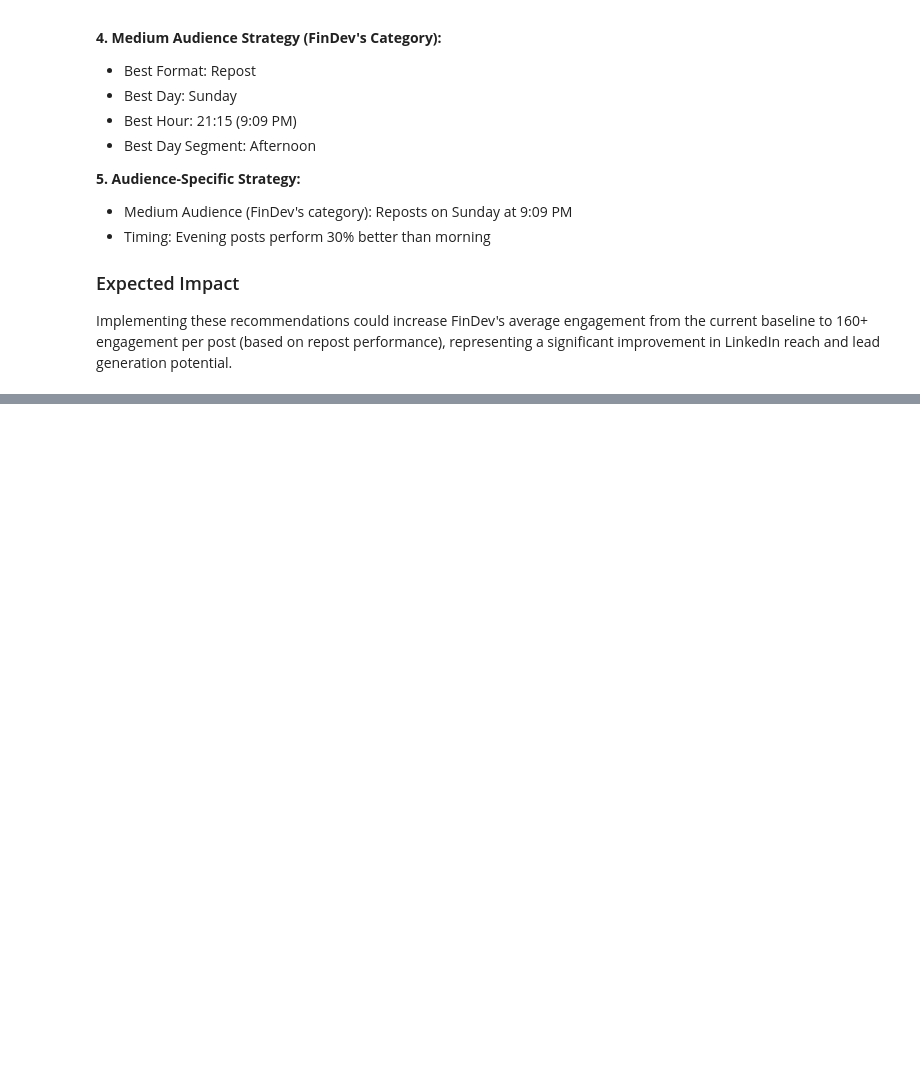
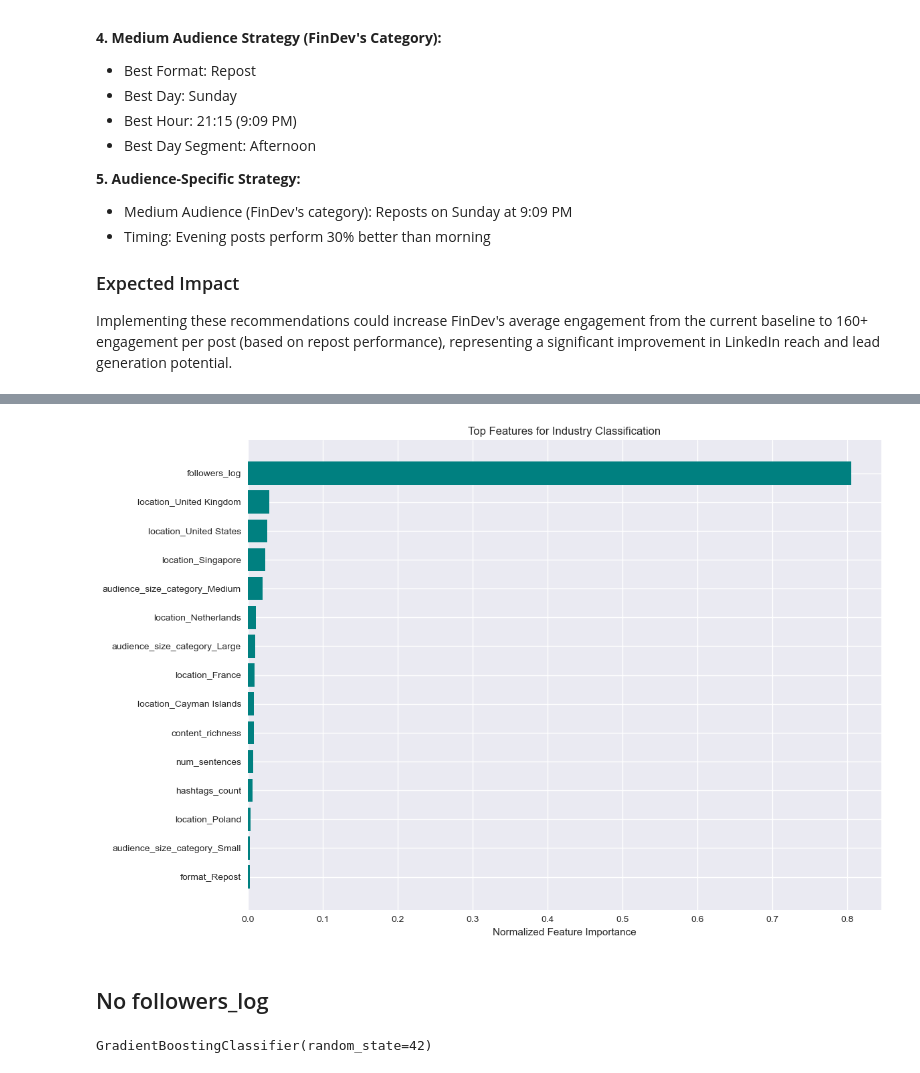
Before and after one commit to PaulWCZ/DataProject, a Jupyter notebook: Linkedin_Final_Project.ipynb, the cells around one changed output, grey strips where cells are left out. Saved outputs shown, nothing was run; the diff lists cells and outputs as text; code cells hidden in the pictures; blank space fills up the shorter version.

```diff
--- a/Linkedin_Final_Project.ipynb
+++ b/Linkedin_Final_Project.ipynb
@@ -1227,0 +1366,10 @@ Implementing these recommendations could increase FinDev's average engagement fr
+# %%
+X_train_prep = preprocessor.fit_transform(X_train)
+X_test_prep  = preprocessor.transform(X_test)
+# %%
+cat_ohe = preprocessor.named_transformers_['cat']
+cat_ohe_feature_names = cat_ohe.get_feature_names_out(categorical_features)
+feature_names = numerical_features + list(cat_ohe_feature_names)
+# %%
+gb = GradientBoostingClassifier(random_state=42)
+gb.fit(X_train_prep, y_train)
@@ -1227,0 +1401,6 @@ Implementing these recommendations could increase FinDev's average engagement fr
+# %%
+importance_df = pd.DataFrame({
+    'feature': feature_names,
+    'importance': gb.feature_importances_
+}).sort_values('importance', ascending=False).reset_index(drop=True)
+display(importance_df.head(15))
@@ -1227,0 +1424,13 @@ Implementing these recommendations could increase FinDev's average engagement fr
+# %%
+plt.figure(figsize=(12, 8))
+top_features = importance_df.head(15)
+plt.barh(top_features['feature'], top_features['importance_normalized'], color='teal')
+plt.xlabel('Normalized Feature Importance')
+plt.title('Top Features for Industry Classification')
+plt.gca().invert_yaxis()
+plt.tight_layout()
+plt.show()
+# %% [output]
+[figure, added]
+# %% [markdown]
+## No followers_log
@@ -1227,0 +1480,5 @@ Implementing these recommendations could increase FinDev's average engagement fr
+# %%
+gb = GradientBoostingClassifier(random_state=42)
+gb.fit(X_train_prep, y_train)
+# %% [output]
+GradientBoostingClassifier(random_state=42)
```
Also changed, not shown: parts of 76 cells of this notebook, 1 other file.
